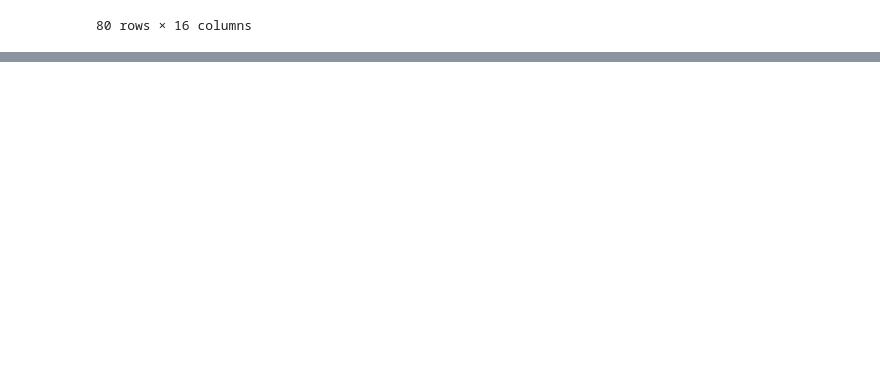
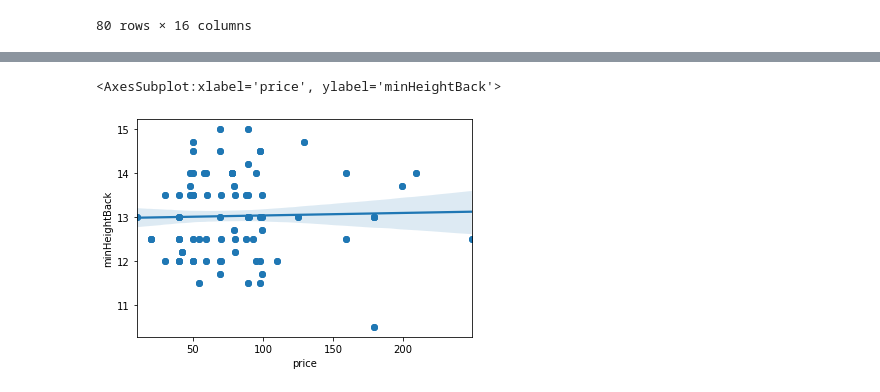
Before and after one commit to srhoads/learn, a Jupyter notebook: courses/data_analysis_python/lab2/lab2.ipynb, the cells around one changed output, grey strips where cells are left out. Cells and saved outputs as stored; diff of their text form; code cells hidden in the pictures; blank space fills up the shorter version.

```diff
--- a/courses/data_analysis_python/lab2/lab2.ipynb
+++ b/courses/data_analysis_python/lab2/lab2.ipynb
@@ -74,0 +105,13 @@ Name: primary_fabric_name, dtype: int64
+# %%
+df_new0 = df_new.copy()
+# df_new0['id'] = df.index
+# pd.wide_to_long(df_copy, ["A", "B"], i="id", j="year")
+df_new0['fabric0_name'], df_new0['fabric1_name'], df_new0['fabric2_name'] = df_new0['fabric'].str.split(',', 2).str
+# df_new['fabric0_name'], df_new['fabric1_name'], df_new['fabric2_name'] = df['fabric'].str.split(',', 2).str
+df_new0 = df_new0.apply(lambda y: y.replace({'.*%':'', ',':'', '  ':' '}, regex=True).str.strip() if '_name' in y.name else y)
+df_new0 = pd.melt(df_new0, id_vars=['brand', 'style', 'menWomen', 'name', 'fabric', 'price', 'cutout','maxHeightBack', 'minHeightBack',
+       'primary_fabric', 'primary_fabric_pct', 'primary_fabric_name'])#.rename(columns={'value':'fabric_name_indiv'})
+print("our dataframe's OLD shape (rows, columns):", df_new.shape,
+      "\nour dataframe's NEW shape (rows, columns):", df_new0.shape)
+df_new0 = df_new0.reset_index(drop=True).rename(columns={'value':'fabric_name_indiv'})
+df_new0
@@ -103,0 +232,5 @@ Notes:
+# %%
+sns.regplot(df_new0['price'],df_new0['minHeightBack'])
+# %% [output]
+<AxesSubplot:xlabel='price', ylabel='minHeightBack'>
+[figure, added]
```
Also changed, not shown: parts of 16 cells of this notebook.
